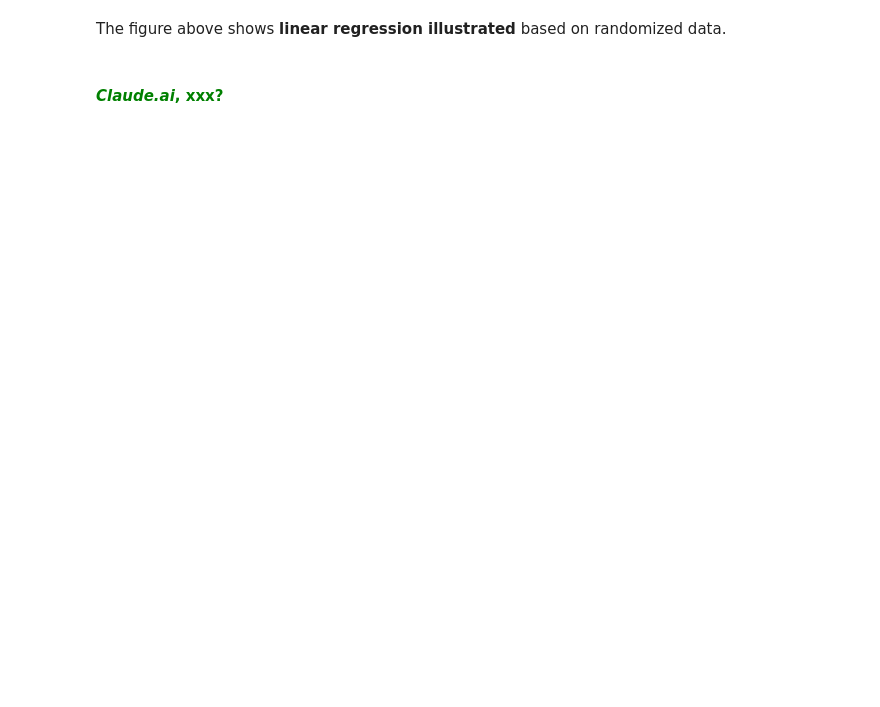
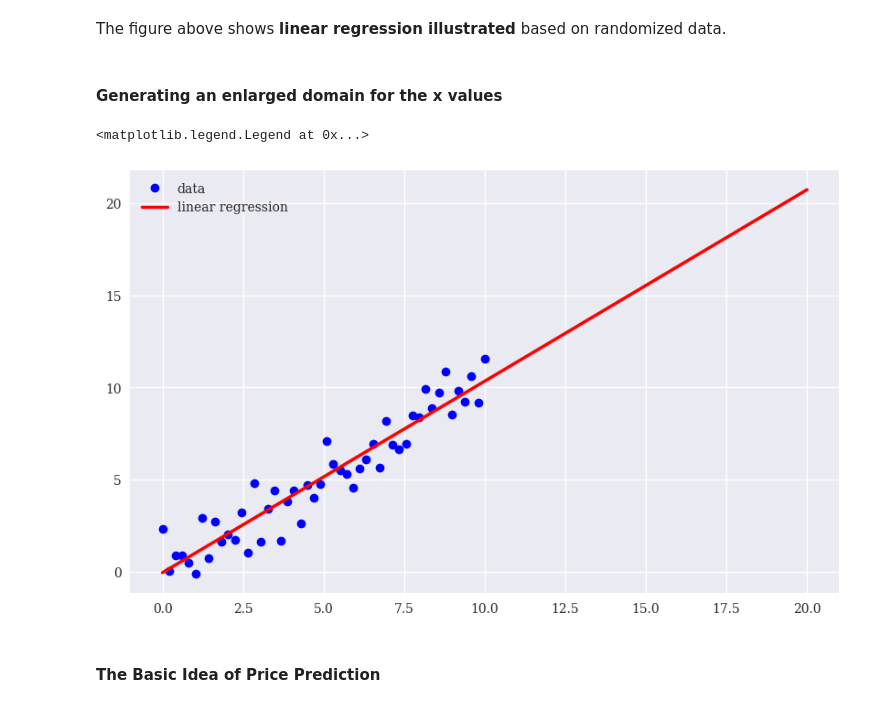
Before and after one commit to mindeleven/Analyzing-financial-data-with-python-and-rust, a Jupyter notebook: algorithmic_trading/algorithmic-trading-hilpisch/python_for_algorithmic_trading/ch05_Predicting_Market_Movements_with_ML/01_quick_review_of_linear_regression.ipynb, the cells around one changed output. Saved outputs shown, nothing was run; the diff lists cells and outputs as text; code cells hidden in the pictures; blank space fills up the shorter version.

Commit message:
Some more basics of linear regression, some explenations by claude.ai and the basic idea of price prediction

```diff
--- a/algorithmic_trading/algorithmic-trading-hilpisch/python_for_algorithmic_trading/ch05_Predicting_Market_Movements_with_ML/01_quick_review_of_linear_regression.ipynb
+++ b/algorithmic_trading/algorithmic-trading-hilpisch/python_for_algorithmic_trading/ch05_Predicting_Market_Movements_with_ML/01_quick_review_of_linear_regression.ipynb
@@ -269,6 +273,15 @@ plt.legend(loc=0)
 # %% [markdown]
 The figure above shows __linear regression illustrated__ based on randomized data.
+# %% [markdown]
+#### __Generating an enlarged domain for the x values__
+# %%
+plt.figure(figsize=(10, 6))
+plt.plot(x, y, 'bo', label='data')
+xn = np.linspace(0,20) # generates an enlarged domain for the x values
+plt.plot(xn, np.polyval(reg, xn), 'r', lw=2.5, label='linear regression')
+plt.legend(loc=0)
+# %% [output]
+<matplotlib.legend.Legend at 0x...>
+[figure, added]
 # %% [markdown]
-#### <span style="color: green; line-height: 1.5;">__*Claude.ai*, xxx?__</span>
-
->
+#### __The Basic Idea of Price Prediction__
```
Also changed, not shown: parts of 26 cells of this notebook.
